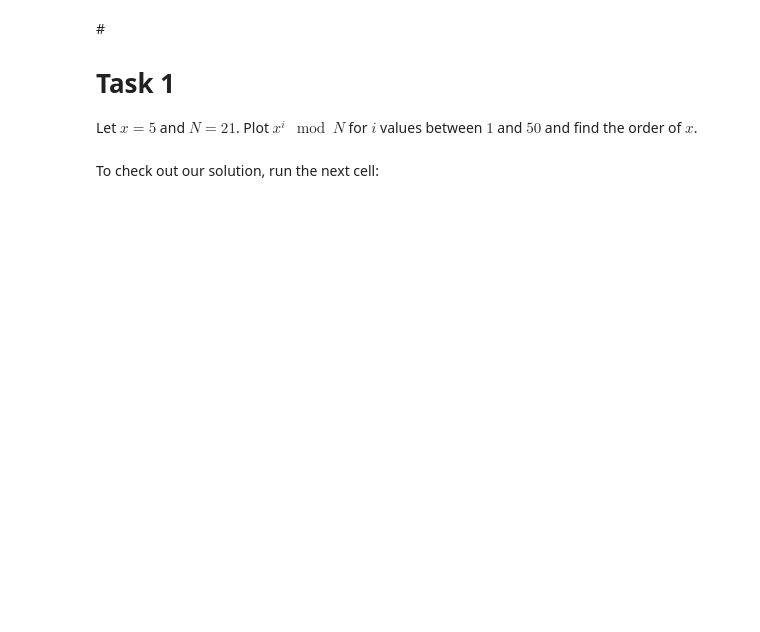
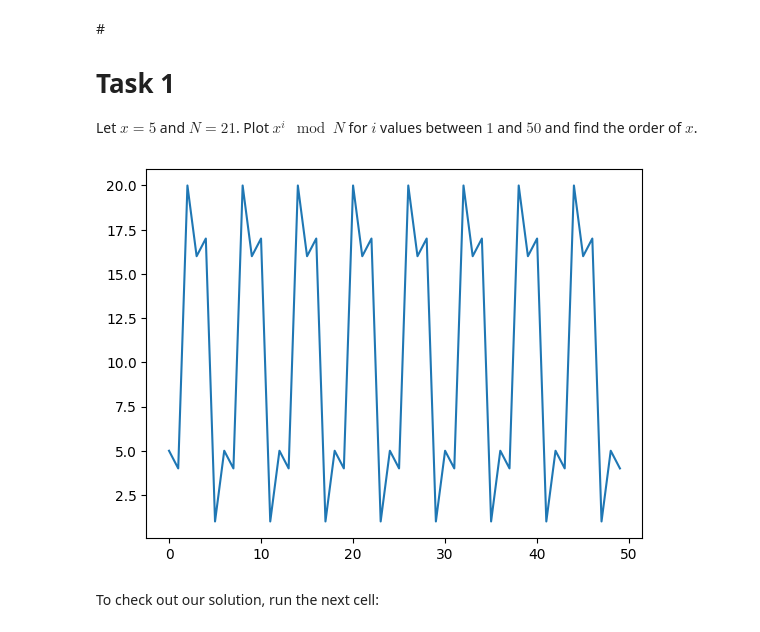
Before and after one commit to james-lucius/qureca_ADEQUATE, a Jupyter notebook: M5_211_Order_Finding_Algorithm_Exercise.ipynb, the cells around one changed output. Drawn from its saved outputs; the diff is of its cells as text; code cells hidden in the pictures; blank space fills up the shorter version.

```diff
--- a/M5_211_Order_Finding_Algorithm_Exercise.ipynb
+++ b/M5_211_Order_Finding_Algorithm_Exercise.ipynb
@@ -90,6 +90,16 @@ Requirement already satisfied: exceptiongroup in /usr/local/lib/python3.10/dist-
 #<h1>Task 1</h1>
 
 Let $x=5$ and $N=21$. Plot $x^ i \mod{N}$ for $i$ values between $1$ and $50$ and find the order of $x$.
+# %%
+import matplotlib.pyplot as plt
+l = []
+x = 5
+N = 21
+for i in range(1, 51): l.append((x ** i) % N)
+plt.plot(l)
+plt.show()
+# %% [output]
+[figure, added]
 # %% [markdown]
 To check out our solution, run the next cell:
 # %%
```
Also changed, not shown: parts of 8 cells of this notebook.
